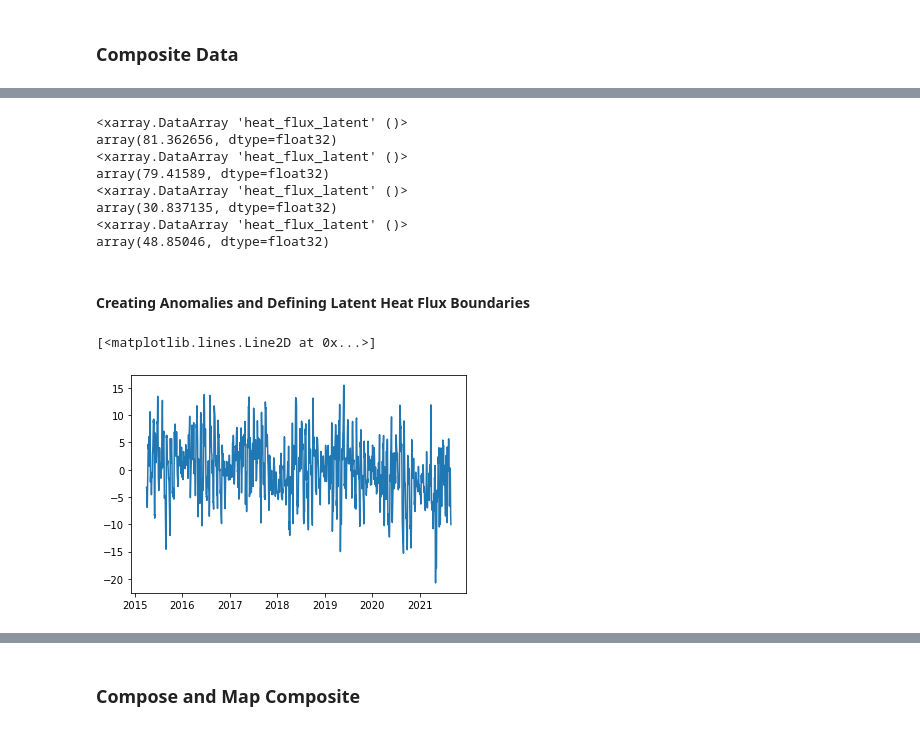
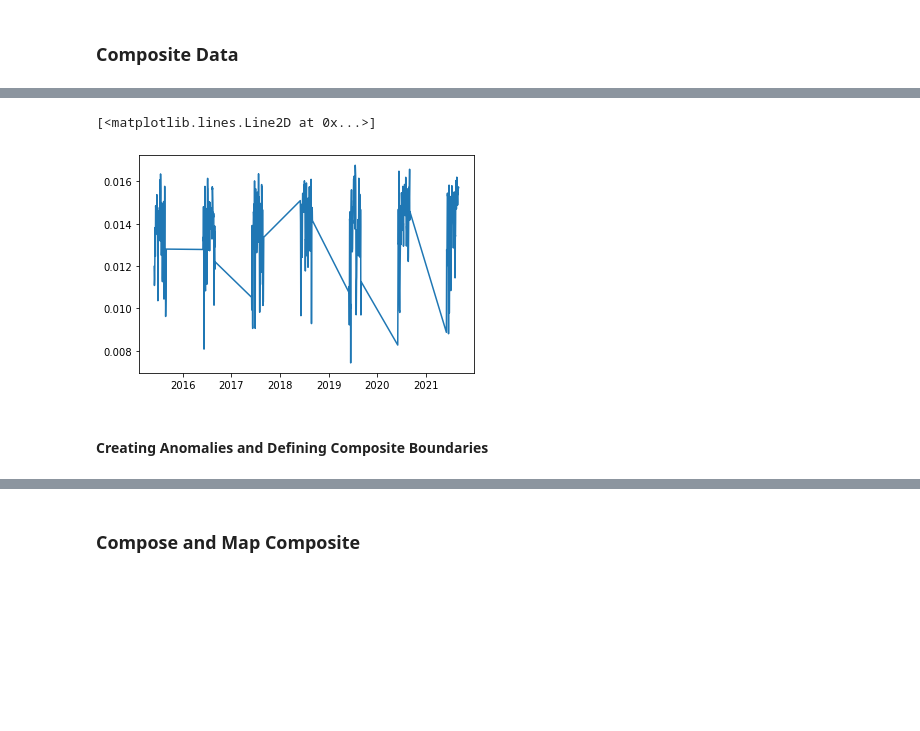
Before and after one commit to BDavis39/CLIM680, a Jupyter notebook: CLIM680_Assignments.ipynb, the cells around one changed output, grey strips where cells are left out. Saved outputs shown, nothing was run; the diff lists cells and outputs as text; code cells hidden in the pictures; blank space fills up the shorter version.

```diff
--- a/CLIM680_Assignments.ipynb
+++ b/CLIM680_Assignments.ipynb
@@ -561,2 +575,8 @@ ds3_avg_LHF=ds3_tmavg_LHF.mean(dim=('x', 'y')).load()
+# %%
+#Look at timeseries for humidity
+plt.plot(hmd_Mst['time'], hmd_Mst)
+# %% [output]
+[<matplotlib.lines.Line2D at 0x...>]
+[figure, added]
 # %%
 #Calculate Thresholds for Composite
@@ -566,17 +592,2 @@ Dr_LHF = Dr['heat_flux_latent'].mean(dim=('time','x', 'y')).load()
-# %%
-#Print threshold values
-print(Tr_LHF)
-print(Tm_LHF)
-print(Dr_LHF)
-print(ds3_avg_LHF)
-# %% [output]
-<xarray.DataArray 'heat_flux_latent' ()>
-array(81.362656, dtype=float32)
-<xarray.DataArray 'heat_flux_latent' ()>
-array(79.41589, dtype=float32)
-<xarray.DataArray 'heat_flux_latent' ()>
-array(30.837135, dtype=float32)
-<xarray.DataArray 'heat_flux_latent' ()>
-array(48.85046, dtype=float32)
 # %% [markdown]
-#### Creating Anomalies and Defining Latent Heat Flux Boundaries
+#### Creating Anomalies and Defining Composite Boundaries
@@ -595,5 +593,0 @@ TmLHF=ET_3m_index.where(np.logical_and(ET_3m_index>-18,
-# %%
-plt.plot(ET_3m_index['time'],ET_3m_index)
-# %% [output]
-[<matplotlib.lines.Line2D at 0x...>]
-[figure, removed]
```
Also changed, not shown: parts of 28 cells of this notebook.
